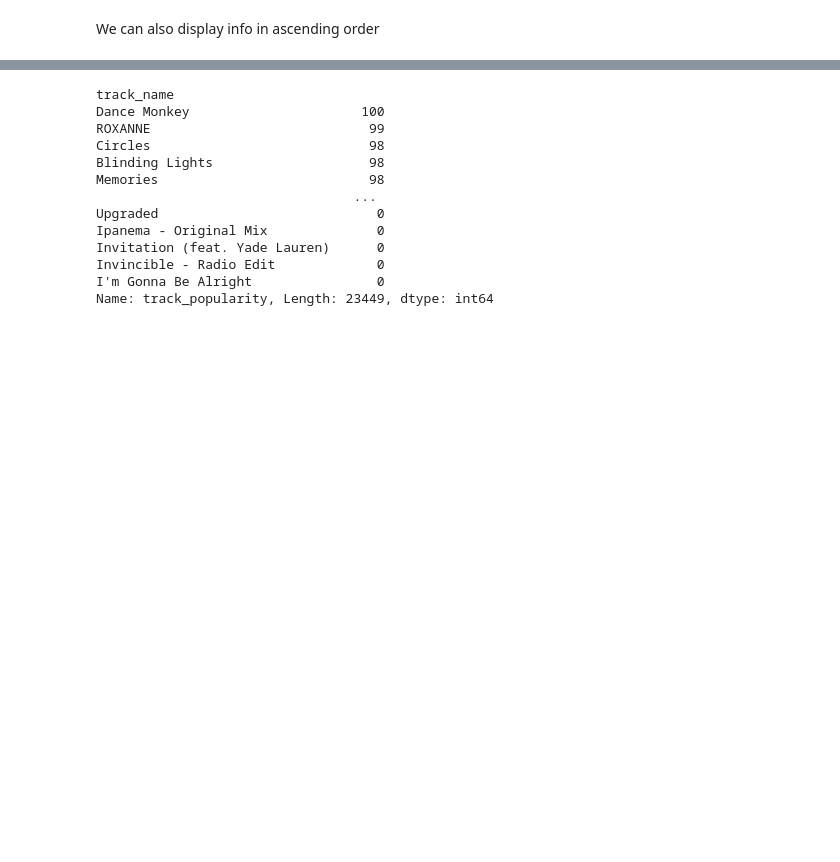
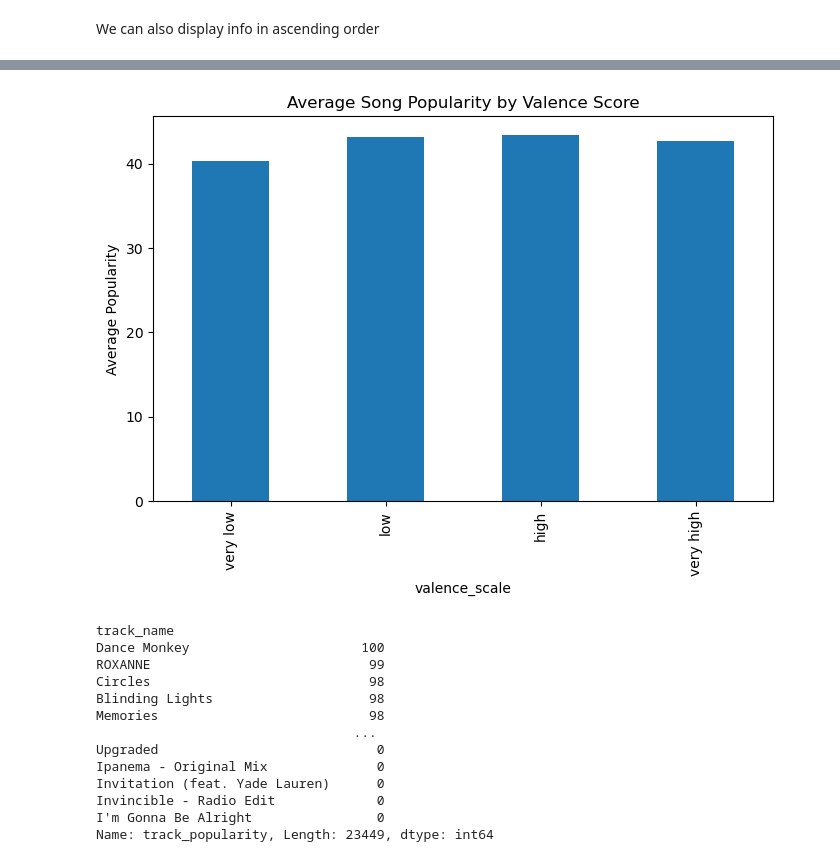
Before and after one commit to caitlinbui/Spotify-DataAnalysisProject, a Jupyter notebook: SpotifyProject.ipynb, the cells around one changed output, grey strips where cells are left out. Saved outputs shown, nothing was run; the diff lists cells and outputs as text; code cells hidden in the pictures; blank space fills up the shorter version.

```diff
--- a/SpotifyProject.ipynb
+++ b/SpotifyProject.ipynb
@@ -39,3 +99,11 @@ We can also display info in ascending order
+# %%
+avgpop = df.groupby("valence_scale")["track_popularity"].mean() #the average popularity from songs in each era
+avgpop.plot(kind="bar", figsize=(8,5))
+plt.ylabel("Average Popularity")
+plt.title("Average Song Popularity by Valence Score")
+plt.show()
+# %% [output]
+[figure, added]
 # %%
 #Most popular tracks:
 top_tracks = df.groupby("track_name")["track_popularity"].max().sort_values(ascending = False)
```
Also changed, not shown: parts of 6 cells of this notebook.
